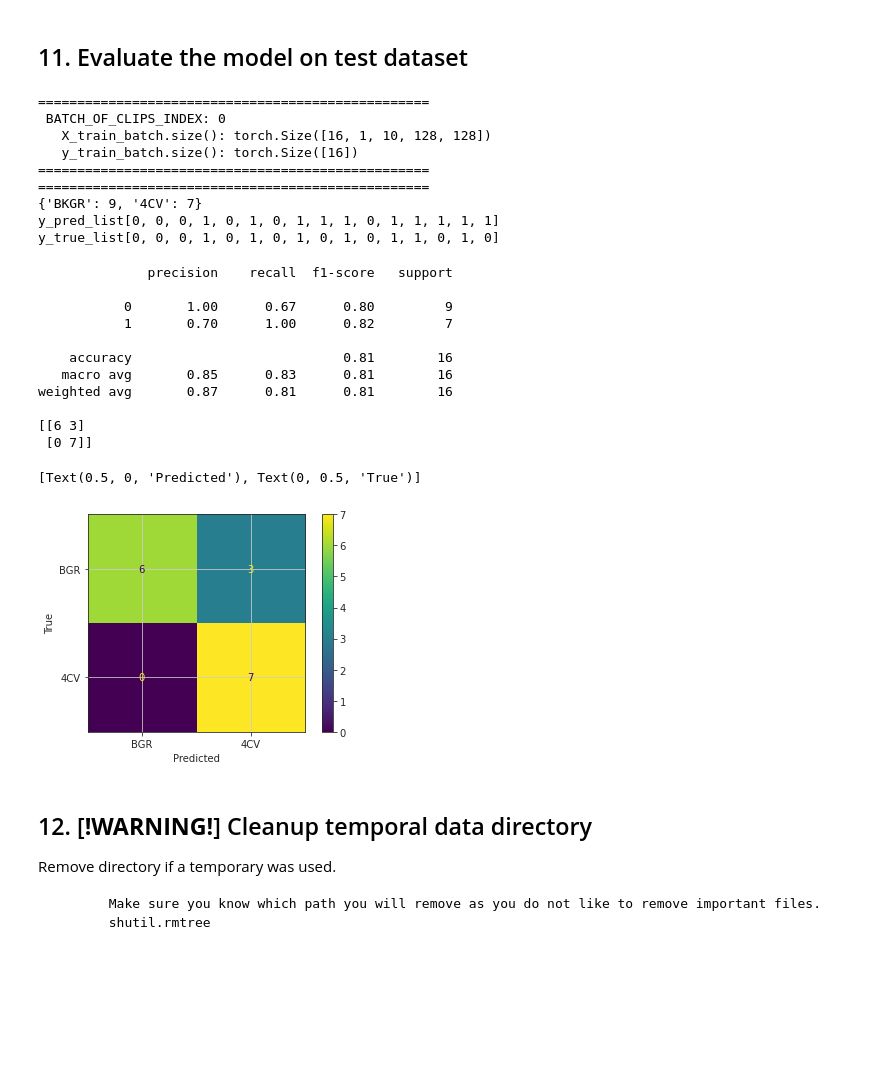
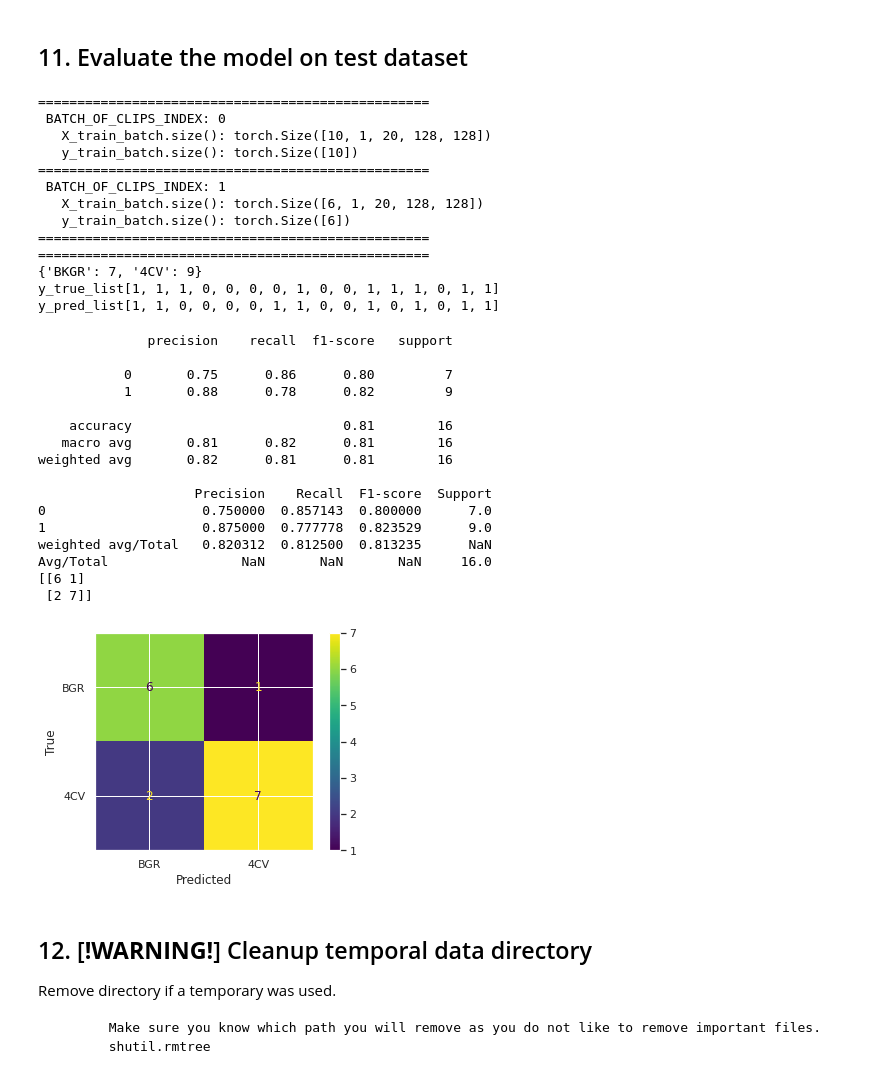
Before and after one commit to vital-ultrasound/ai-echocardiography-for-low-resource-countries, a Jupyter notebook: scripts/learning-pipeline/learning_pipeline_notebook.ipynb, the cells around one changed output. Saved outputs shown, nothing was run; the diff lists cells and outputs as text; code cells hidden in the pictures; blank space fills up the shorter version.

```diff
--- a/scripts/learning-pipeline/learning_pipeline_notebook.ipynb
+++ b/scripts/learning-pipeline/learning_pipeline_notebook.ipynb
@@ -1041,41 +1120,89 @@ with torch.no_grad():
 print(f'==================================================')
 print(f'==================================================')
 print(get_class_distribution(test_set))
+print(f'y_true_list{y_true_list}')
 print(f'y_pred_list{y_pred_list}')
-print(f'y_true_list{y_true_list}')
 # %% [output]
 ==================================================
  BATCH_OF_CLIPS_INDEX: 0
-   X_train_batch.size(): torch.Size([16, 1, 10, 128, 128])
-   y_train_batch.size(): torch.Size([16])
+   X_train_batch.size(): torch.Size([10, 1, 20, 128, 128])
+   y_train_batch.size(): torch.Size([10])
+==================================================
+ BATCH_OF_CLIPS_INDEX: 1
+   X_train_batch.size(): torch.Size([6, 1, 20, 128, 128])
+   y_train_batch.size(): torch.Size([6])
 ==================================================
 ==================================================
-{'BKGR': 9, '4CV': 7}
-y_pred_list[0, 0, 0, 1, 0, 1, 0, 1, 1, 1, 0, 1, 1, 1, 1, 1]
-y_true_list[0, 0, 0, 1, 0, 1, 0, 1, 0, 1, 0, 1, 1, 0, 1, 0]
+{'BKGR': 7, '4CV': 9}
+y_true_list[1, 1, 1, 0, 0, 0, 0, 1, 0, 0, 1, 1, 1, 0, 1, 1]
+y_pred_list[1, 1, 0, 0, 0, 0, 1, 1, 0, 0, 1, 0, 1, 0, 1, 1]
 # %%
-print(classification_report(y_true_list, y_pred_list))
-print(confusion_matrix(y_true_list, y_pred_list))
+report = classification_report(y_true_list, y_pred_list)
+print(report)
+# report_support = precision_recall_fscore_support(y_true_list, y_pred_list)
+# print(report_support)
 
+def metrics_report_to_df(ytrue, ypred):
+    classification_report_df = pd.DataFrame(data=list(precision_recall_fscore_support(y_true_list, y_pred_list)), \
+                                         index=['Precision', 'Recall', 'F1-score', 'Support']).T
+    classification_report_df.loc['weighted avg/Total', :] = precision_recall_fscore_support(ytrue, ypred, average='weighted')
+    classification_report_df.loc['Avg/Total', 'Support'] = classification_report_df['Support'].sum()
+    return(classification_report_df)
+
+classification_report_df = metrics_report_to_df(y_true_list, y_pred_list)
+print(classification_report_df)
+
+
+# print(confusion_matrix(y_true_list, y_pred_list))
+#################################
+### PLOTTING CONFUSION MATRIX
 cm=confusion_matrix(y_true_list, y_pred_list)
+print(cm)
 #cm=confusion_matrix(y_true_list, y_pred_list, normalize='all')
 cmd = ConfusionMatrixDisplay(cm, display_labels=['BGR','4CV'])
 cmd.plot()
 cmd.ax_.set(xlabel='Predicted', ylabel='True')
+
+
+#### PREPARING AND SAVING TRAINING PERFORMANCE PARAMETERS
+train_values = {} # instantiate an empty train_values dict
+train_values['elapsed_time_in_secs'] = elapsed_time
+train_values['MAX_EPOCHS'] = MAX_EPOCHS
+train_values['LEARNING_RATE'] = LEARNING_RATE
+train_values['BATCH_SIZE_OF_CLIPS'] = BATCH_SIZE_OF_CLIPS
+train_values['PRETRANSFORM_IM_SIZE'] = PRETRANSFORM_IM_SIZE
+train_values['FRAMES_PER_CLIP'] = NUMBER_OF_FRAMES_PER_SEGMENT_IN_A_CLIP
+train_values['Train Dataset Size'] = len(train_set)*NUMBER_OF_FRAMES_PER_SEGMENT_IN_A_CLIP*BATCH_SIZE_OF_CLIPS
+train_values['Test Dataset Size'] = len(test_set)*NUMBER_OF_FRAMES_PER_SEGMENT_IN_A_CLIP*BATCH_SIZE_OF_CLIPS
+train_values['Validation Dataset Size'] = len(validation_dataset)*NUMBER_OF_FRAMES_PER_SEGMENT_IN_A_CLIP*BATCH_SIZE_OF_CLIPS
+train_values['Current date and time'] = datetime.now().strftime('%dD-%mM-%yY_%HH-%MM-%SS')
+#team['konqi'] = {'health': 18, 'level': 7}
+
+## Saving training curves at $HOME/repositories/echocardiography/scripts/learning-pipeline/results
+os.chdir(TRAINING_CURVES_PATH)
+TRAIN_FILE_NAME = TEMP_DICT_TRAINING_CURVES_FOR+"TRAINING_PARAMETERS"+PARAMETERS_FILENAME+".json"
+
+
+with open(TRAIN_FILE_NAME, 'w') as file:
+     file.write(json.dumps(train_values, indent=4))
 # %% [output]
               precision    recall  f1-score   support
 
-           0       1.00      0.67      0.80         9
-           1       0.70      1.00      0.82         7
+           0       0.75      0.86      0.80         7
+           1       0.88      0.78      0.82         9
 
     accuracy                           0.81        16
-   macro avg       0.85      0.83      0.81        16
-weighted avg       0.87      0.81      0.81        16
+   macro avg       0.81      0.82      0.81        16
+weighted avg       0.82      0.81      0.81        16
 
-[[6 3]
- [0 7]]
+                    Precision    Recall  F1-score  Support
+0                    0.750000  0.857143  0.800000      7.0
+1                    0.875000  0.777778  0.823529      9.0
+weighted avg/Total   0.820312  0.812500  0.813235      NaN
+Avg/Total                 NaN       NaN       NaN     16.0
+[[6 1]
+ [2 7]]
-[Text(0.5, 0, 'Predicted'), Text(0, 0.5, 'True')]
-[figure, old version]
+[figure, new version]
 # %% [markdown]
 ## 12. [**!WARNING!**] Cleanup temporal data directory
 Remove directory if a temporary was used.
```
Also changed, not shown: parts of 12 cells of this notebook.
